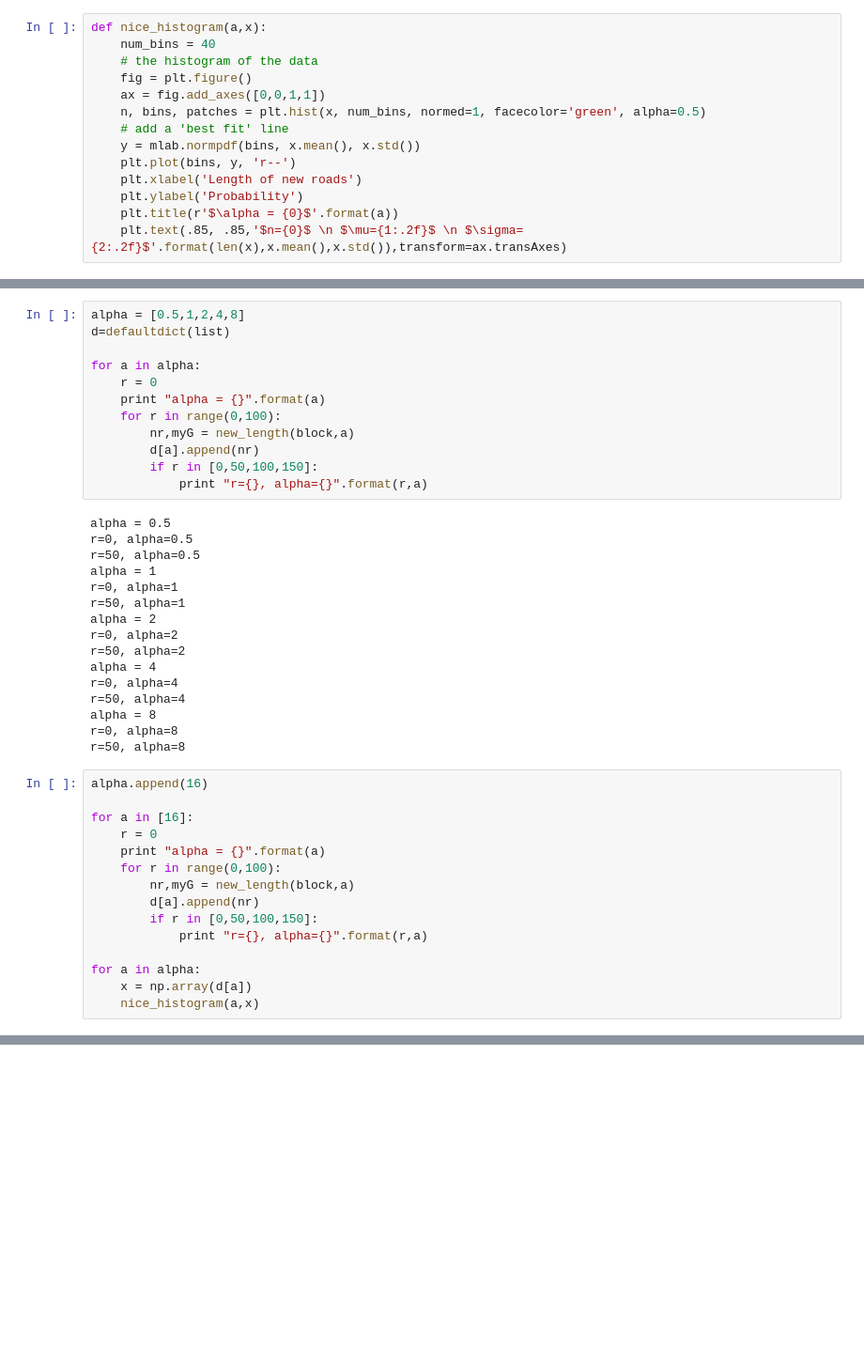
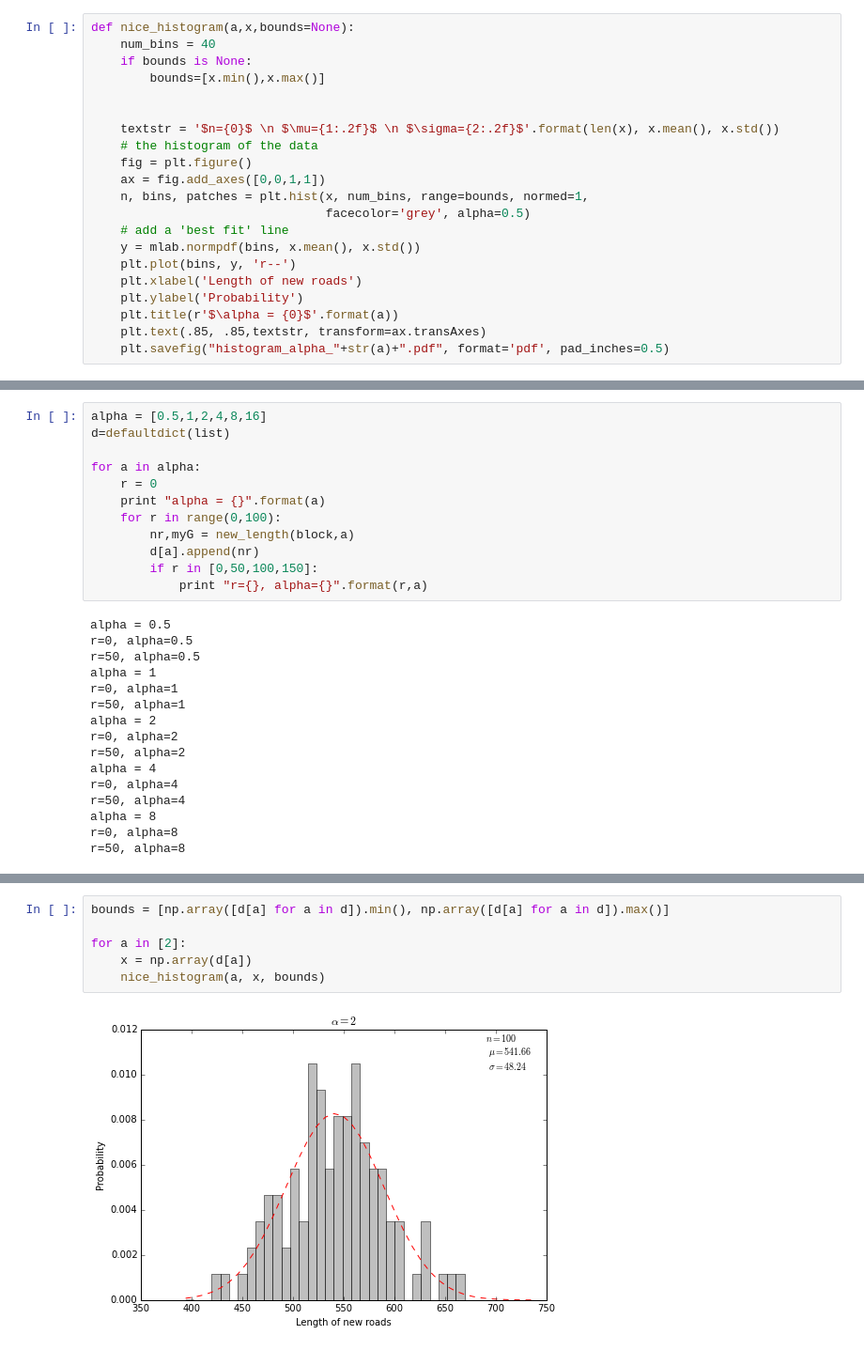
Before and after one commit to brelsford/topology, a Jupyter notebook: ReblockingFigs.ipynb, the cells around one changed output, grey strips where cells are left out. Shown at 94% size. Drawn from its saved outputs; the diff is of its cells as text; blank space fills up the shorter version.

Commit message:
Reblocking Figure Development

```diff
--- a/ReblockingFigs.ipynb
+++ b/ReblockingFigs.ipynb
@@ -26,19 +28,26 @@ def new_length(block,a):
     new_roads, bisect = mgh.build_all_roads(myG, barriers=False, alpha=a, vquiet=True)
     return new_roads,myG
 # %%
-def nice_histogram(a,x):
+def nice_histogram(a,x,bounds=None):
     num_bins = 40
+    if bounds is None:
+        bounds=[x.min(),x.max()]
+
+
+    textstr = '$n={0}$ \n $\mu={1:.2f}$ \n $\sigma={2:.2f}$'.format(len(x), x.mean(), x.std())
     # the histogram of the data
     fig = plt.figure()
     ax = fig.add_axes([0,0,1,1])
-    n, bins, patches = plt.hist(x, num_bins, normed=1, facecolor='green', alpha=0.5)
+    n, bins, patches = plt.hist(x, num_bins, range=bounds, normed=1,
+                                facecolor='grey', alpha=0.5)
     # add a 'best fit' line
     y = mlab.normpdf(bins, x.mean(), x.std())
     plt.plot(bins, y, 'r--')
     plt.xlabel('Length of new roads')
     plt.ylabel('Probability')
     plt.title(r'$\alpha = {0}$'.format(a))
-    plt.text(.85, .85,'$n={0}$ \n $\mu={1:.2f}$ \n $\sigma={2:.2f}$'.format(len(x),x.mean(),x.std()),transform=ax.transAxes)
+    plt.text(.85, .85,textstr, transform=ax.transAxes)
+    plt.savefig("histogram_alpha_"+str(a)+".pdf", format='pdf', pad_inches=0.5)
 # %%
 ### Import data
 filename = "data/epworth_before"
@@ -71,7 +80,7 @@ myG.plot_roads(master=block, new_road_width = 4, old_node_size=25, old_road_widt
 # %% [output]
 [figure]
 # %%
-alpha = [0.5,1,2,4,8]
+alpha = [0.5,1,2,4,8,16]
 d=defaultdict(list)
 
 for a in alpha:
@@ -98,18 +107,3 @@ r=50, alpha=4
 alpha = 8
 r=0, alpha=8
 r=50, alpha=8
-# %%
-alpha.append(16)
-
-for a in [16]:
-    r = 0
-    print "alpha = {}".format(a)
-    for r in range(0,100):
-        nr,myG = new_length(block,a)
-        d[a].append(nr)
-        if r in [0,50,100,150]:
-            print "r={}, alpha={}".format(r,a)
-
-for a in alpha:
-    x = np.array(d[a])
-    nice_histogram(a,x)
@@ -125,0 +113,8 @@ r=50, alpha=16
+# %%
+bounds = [np.array([d[a] for a in d]).min(), np.array([d[a] for a in d]).max()]
+
+for a in [2]:
+    x = np.array(d[a])
+    nice_histogram(a, x, bounds)
+# %% [output]
+[figure, added]
```
Also changed, not shown: parts of 3 cells of this notebook.
